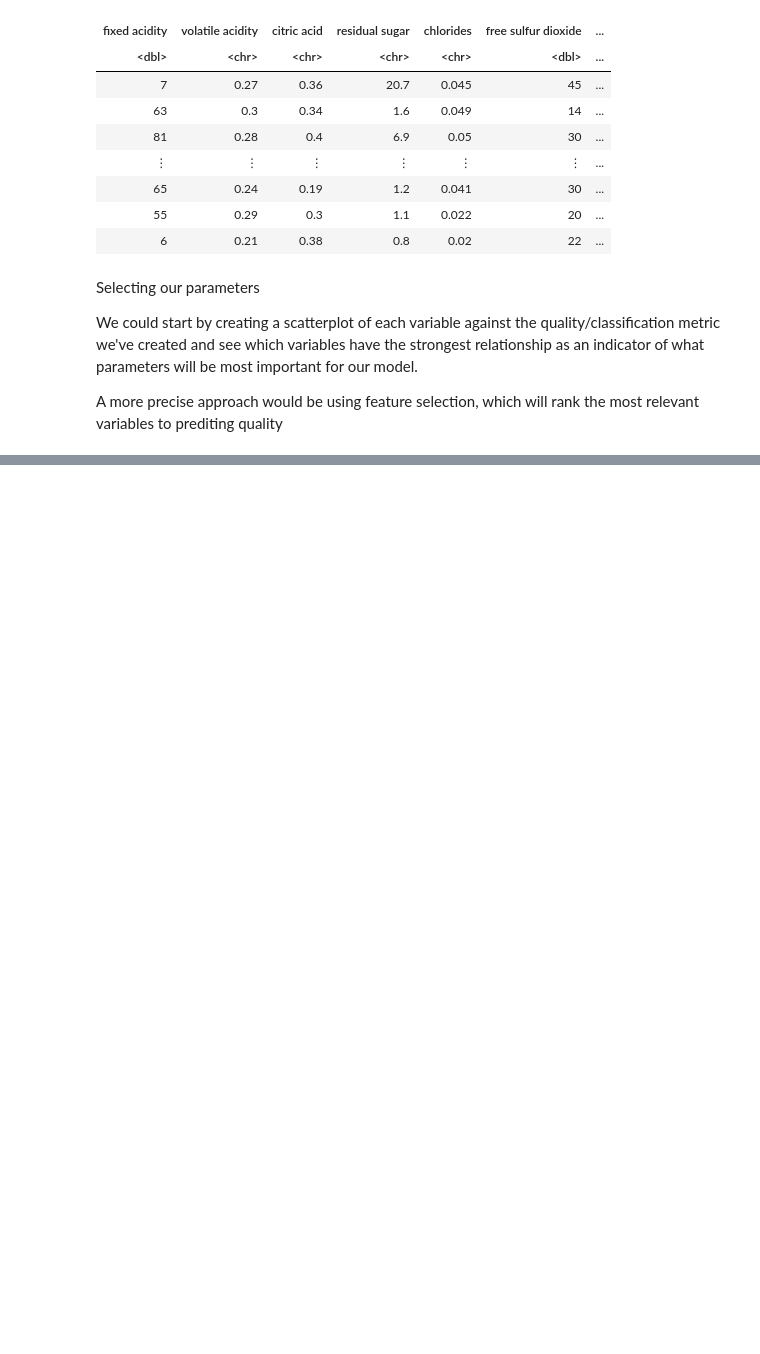
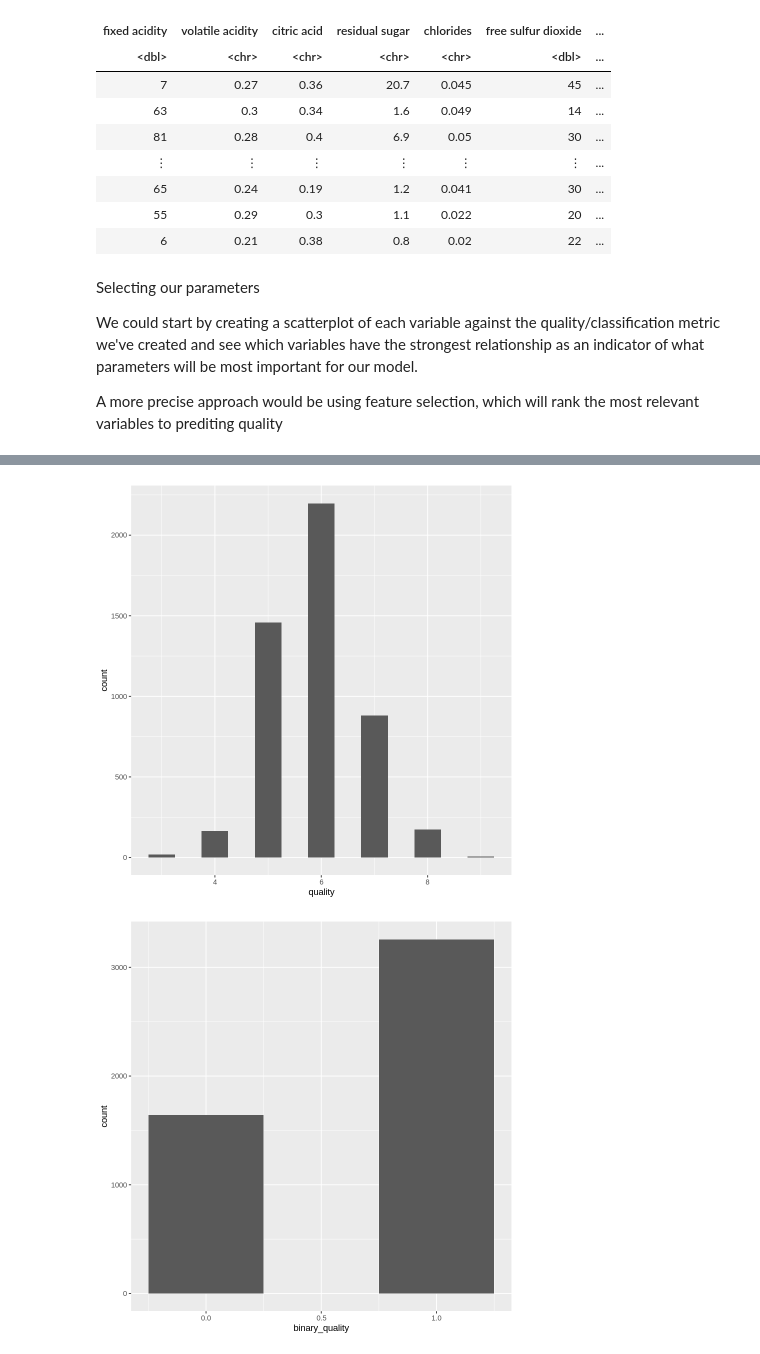
Before and after one commit to toluam/ds_group12_project, a Jupyter notebook: wine_notebook.ipynb, the cells around one changed output, grey strips where cells are left out. Cells and saved outputs as stored; diff of their text form; code cells hidden in the pictures; blank space fills up the shorter version.

Commit message:
variable name changes + visualizations
changed the variable names and added visualizations

```diff
--- a/wine_notebook.ipynb
+++ b/wine_notebook.ipynb
@@ -23,14 +23,13 @@ Warning message:
 ✖ recipes::step()   masks stats::step()
 # %%
 #loading data
-
 url <- "https://archive.ics.uci.edu/ml/machine-learning-databases/wine-quality/winequality-red.csv"
-redwine <- read_csv2(file = url, col_names = TRUE)
-redwine
+red_wine <- read_csv2(file = url, col_names = TRUE)
+red_wine
 
 url2 <- "https://archive.ics.uci.edu/ml/machine-learning-databases/wine-quality/winequality-white.csv"
-whitewine <- read_csv2(file = url2, col_names = TRUE)
-whitewine
+white_wine <- read_csv2(file = url2, col_names = TRUE)
+white_wine
 # %% [output]
 Using ',' as decimal and '.' as grouping mark. Use read_delim() for more control.
 
@@ -96,0 +94,10 @@ fixed_acidity_plot <- ggplot(redwine, aes(x = ))
+# %%
+# Making the quality binary
+white_wine_binary <- white_wine %>%
+    mutate(binary_quality = if_else(quality < 6, 0, 1))
+
+red_wine_binary <- red_wine %>%
+    mutate(binary_quality = if_else(quality < 6, 0, 1))
+
+white_wine_binary
+red_wine_binary
@@ -96,0 +125,16 @@ fixed_acidity_plot <- ggplot(redwine, aes(x = ))
+# %%
+## Visualizing binary quality distributions
+white_wine_plot <- ggplot(white_wine, aes(x=quality)) + geom_histogram(binwidth=0.5)
+white_wine_plot
+
+white_wine_plot_binary <- ggplot(white_wine_binary, aes(x=binary_quality)) + geom_histogram(binwidth=0.5)
+white_wine_plot_binary
+
+red_wine_plot <- ggplot(red_wine, aes(x=quality)) + geom_histogram(binwidth=0.5)
+red_wine_plot
+
+red_wine_plot_binary <- ggplot(red_wine_binary, aes(x=binary_quality)) + geom_histogram(binwidth=0.5)
+red_wine_plot_binary
+# %% [output]
+[figure, added]
+[figure, added]
```
Also changed, not shown: parts of 3 cells of this notebook.
